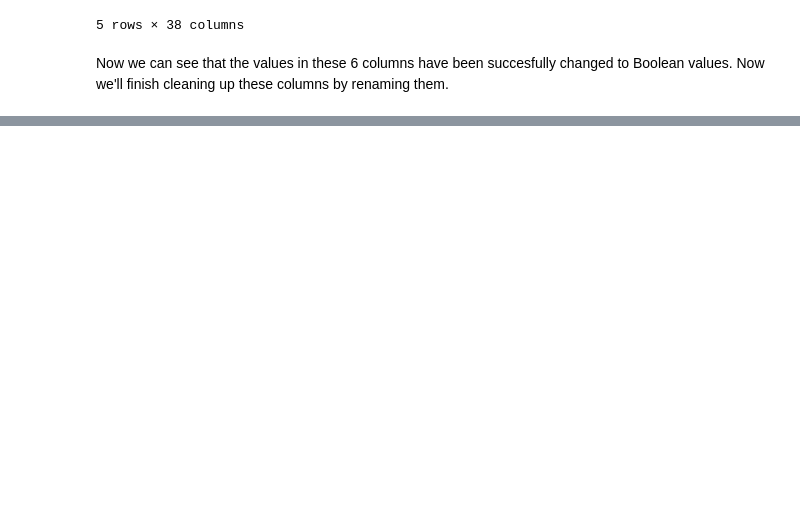
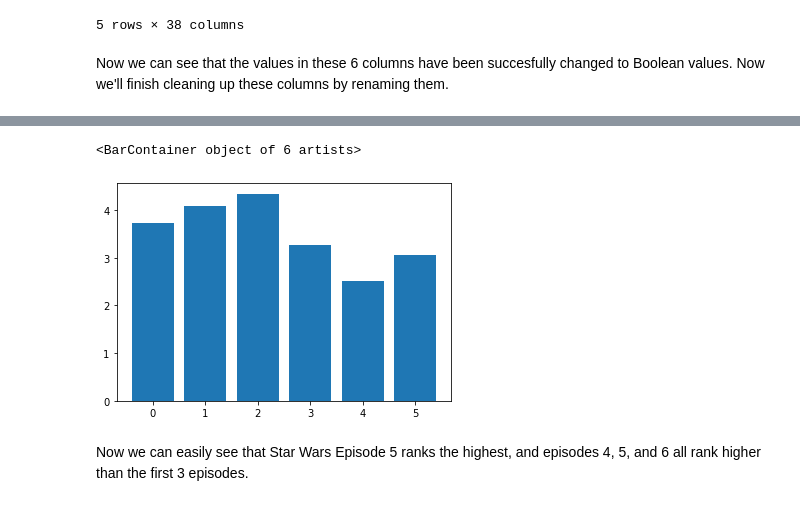
Before and after one commit to branBeckett/data-science-projects, a Jupyter notebook: star-wars-survey/star-wars-survey.ipynb, the cells around one changed output, grey strips where cells are left out. Saved outputs shown, nothing was run; the diff lists cells and outputs as text; code cells hidden in the pictures; blank space fills up the shorter version.

```diff
--- a/star-wars-survey/star-wars-survey.ipynb
+++ b/star-wars-survey/star-wars-survey.ipynb
@@ -115,13 +115,15 @@ star_wars.head()
 # %% [markdown]
 Now we can see that the values in these 6 columns have been succesfully changed to Boolean values. Now we'll finish cleaning up these columns by renaming them.
 # %%
-movie_names = {
-    "Which of the following Star Wars films have you seen? Please select all that apply.": "episode_1",
-    "Unnamed: 4": "episode_2",
-    "Unnamed: 5": "episode_3",
-    "Unnamed: 6": "episode_4",
-    "Unnamed: 7": "episode_5",
-    "Unnamed: 8": "episode_6"
+movie_seen = {
+    "Which of the following Star Wars films have you seen? Please select all that apply.": "seen_ep1",
+    "Unnamed: 4": "seen_ep2",
+    "Unnamed: 5": "seen_ep3",
+    "Unnamed: 6": "seen_ep4",
+    "Unnamed: 7": "seen_ep5",
+    "Unnamed: 8": "seen_ep6"
 }
 
-star_wars = star_wars.rename(columns=movie_names)
+star_wars = star_wars.rename(columns=movie_seen)
+
+star_wars.head()
@@ -137,0 +140,14 @@ star_wars.head()
+# %%
+movie_rank = {
+    "Please rank the Star Wars films in order of preference with 1 being your favorite film in the franchise and 6 being your least favorite film.": "rank_ep1",
+    "Unnamed: 10": "rank_ep2",
+    "Unnamed: 11": "rank_ep3",
+    "Unnamed: 12": "rank_ep4",
+    "Unnamed: 13": "rank_ep5",
+    "Unnamed: 14": "rank_ep6"
+
+}
+
+star_wars = star_wars.rename(columns=movie_rank)
+
+star_wars.head()
@@ -137,0 +162,2 @@ star_wars.head()
+# %%
+star_wars[star_wars.columns[9:15]] = star_wars[star_wars.columns[9:15]].astype(float)
@@ -137,0 +176,10 @@ star_wars.head()
+# %%
+%matplotlib inline
+import matplotlib.pyplot as plt
+
+plt.bar(range(6), star_wars[star_wars.columns[9:15]].mean())
+# %% [output]
+<BarContainer object of 6 artists>
+[figure, added]
+# %% [markdown]
+Now we can easily see that Star Wars Episode 5 ranks the highest, and episodes 4, 5, and 6 all rank higher than the first 3 episodes.
```
Also changed, not shown: parts of 6 cells of this notebook.
